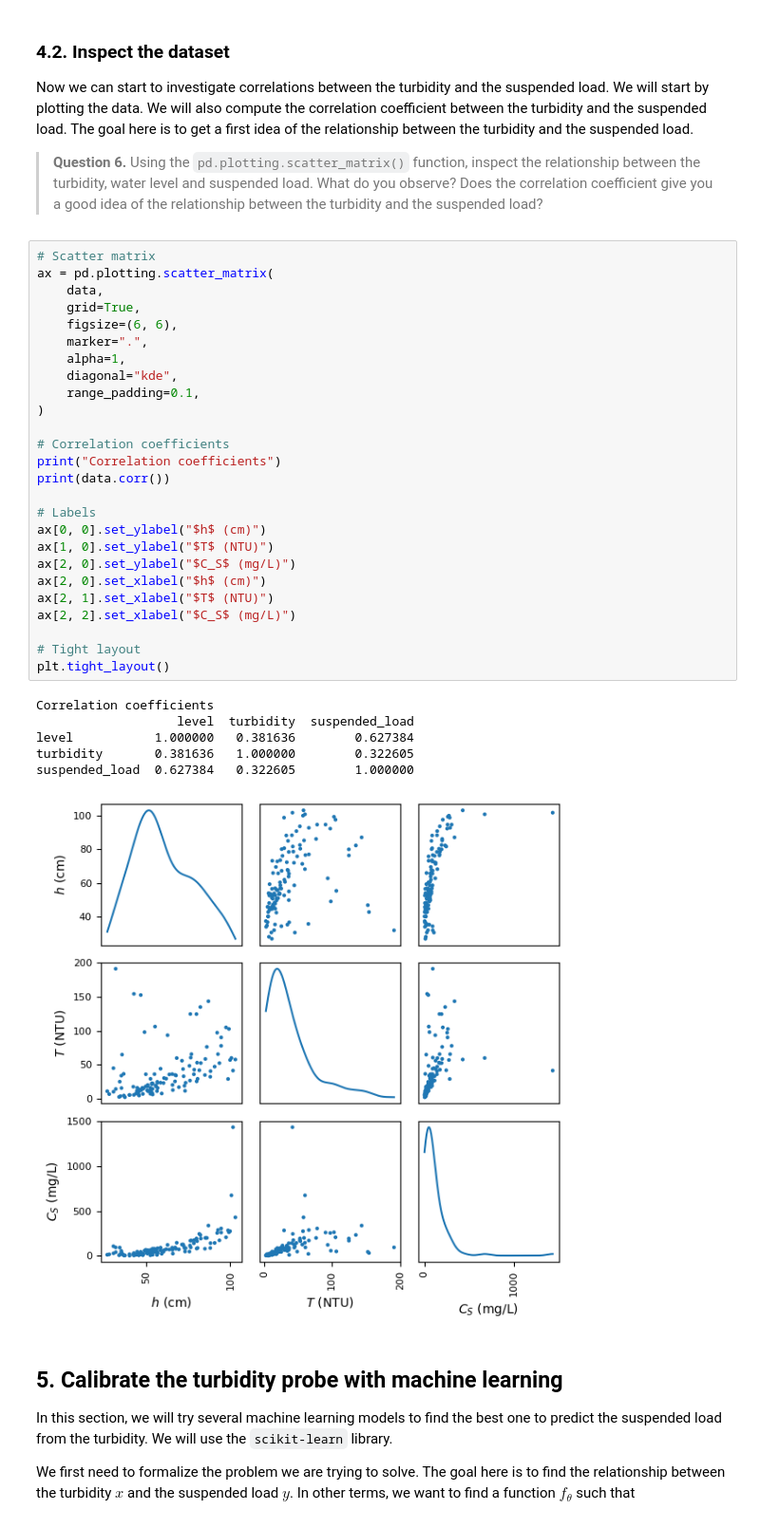
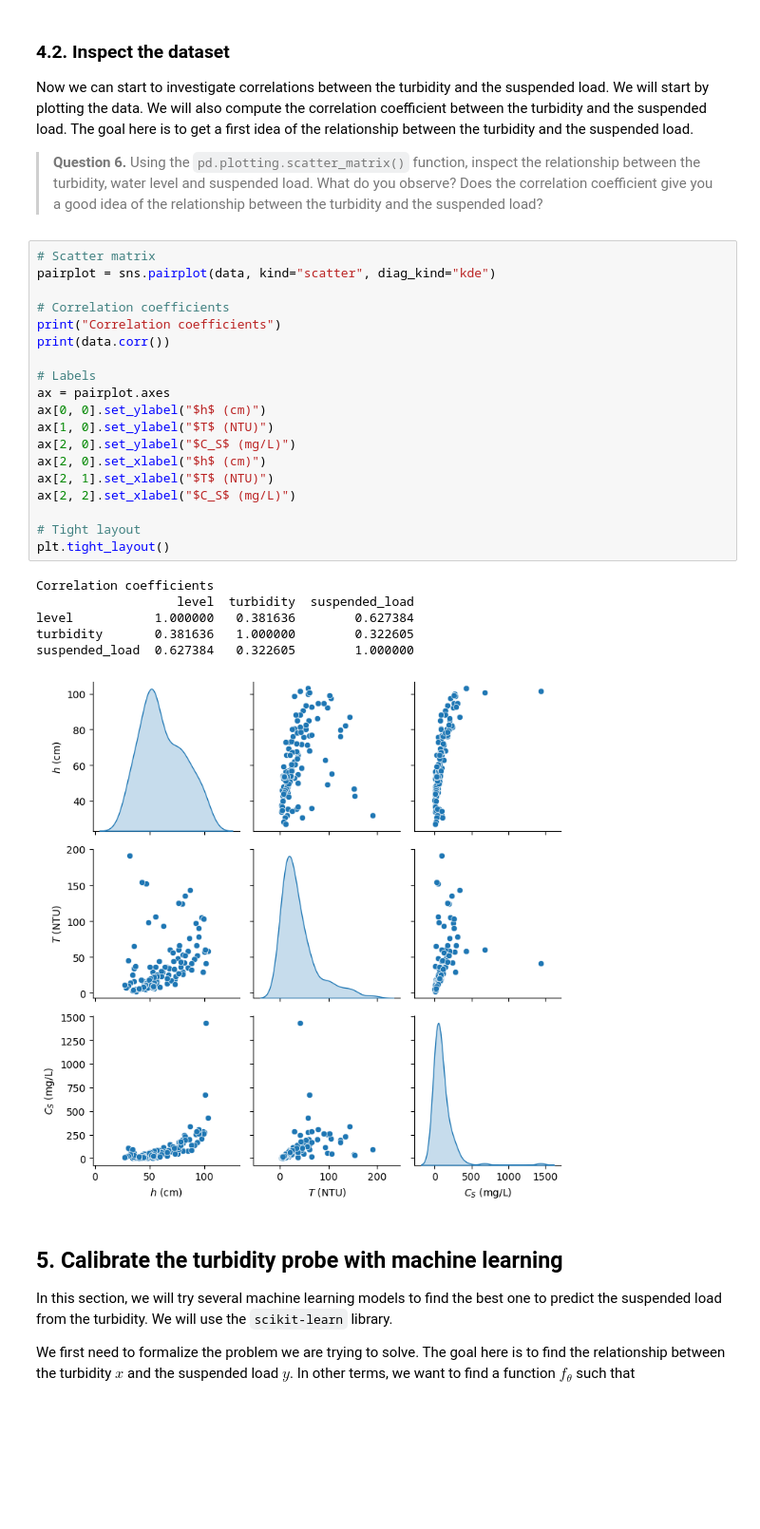
Before and after one commit to leonard-seydoux/earth-data-science, a Jupyter notebook: labs/1_calibration/calibration_proof.ipynb, the cells around one changed output. Shown: that part at 95% size. Cells and saved outputs as stored; diff of their text form; blank space fills up the shorter version.

```diff
--- a/labs/1_calibration/calibration_proof.ipynb
+++ b/labs/1_calibration/calibration_proof.ipynb
@@ -271,37 +272,30 @@ Now we can start to investigate correlations between the turbidity and the suspe
 > __Question 6.__ Using the `pd.plotting.scatter_matrix()` function, inspect the relationship between the turbidity, water level and suspended load. What do you observe? Does the correlation coefficient give you a good idea of the relationship between the turbidity and the suspended load?
 # %%
 # Scatter matrix
-ax = pd.plotting.scatter_matrix(
-    data,
-    grid=True,
-    figsize=(6, 6),
-    marker=".",
-    alpha=1,
-    diagonal="kde",
-    range_padding=0.1,
-)
+pairplot = sns.pairplot(data, kind="scatter", diag_kind="kde")
 
 # Correlation coefficients
 print("Correlation coefficients")
 print(data.corr())
 
 # Labels
+ax = pairplot.axes
 ax[0, 0].set_ylabel("$h$ (cm)")
 ax[1, 0].set_ylabel("$T$ (NTU)")
 ax[2, 0].set_ylabel("$C_S$ (mg/L)")
 ax[2, 0].set_xlabel("$h$ (cm)")
 ax[2, 1].set_xlabel("$T$ (NTU)")
 ax[2, 2].set_xlabel("$C_S$ (mg/L)")
 
 # Tight layout
 plt.tight_layout()
 # %% [output]
 Correlation coefficients
                    level  turbidity  suspended_load
 level           1.000000   0.381636        0.627384
 turbidity       0.381636   1.000000        0.322605
 suspended_load  0.627384   0.322605        1.000000
-[figure, old version]
+[figure, new version]
 # %% [markdown]
 ## 5. Calibrate the turbidity probe with machine learning
 
```
Also changed, not shown: parts of 5 cells of this notebook, 1 other file.
